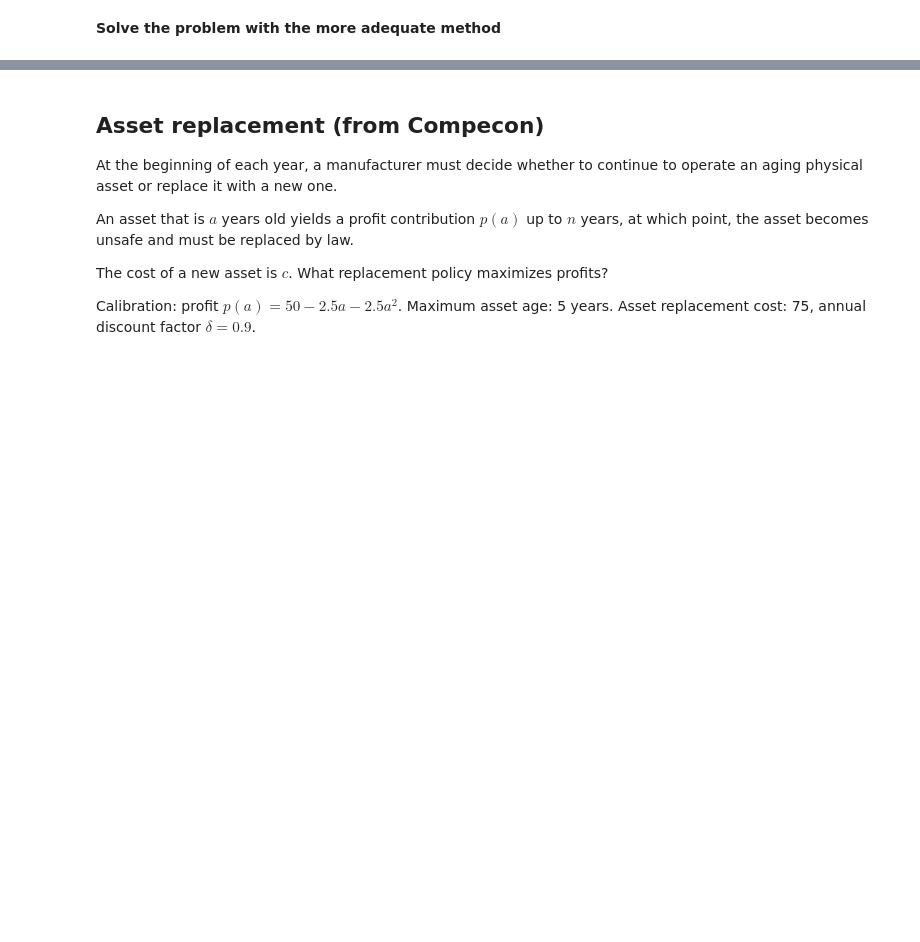
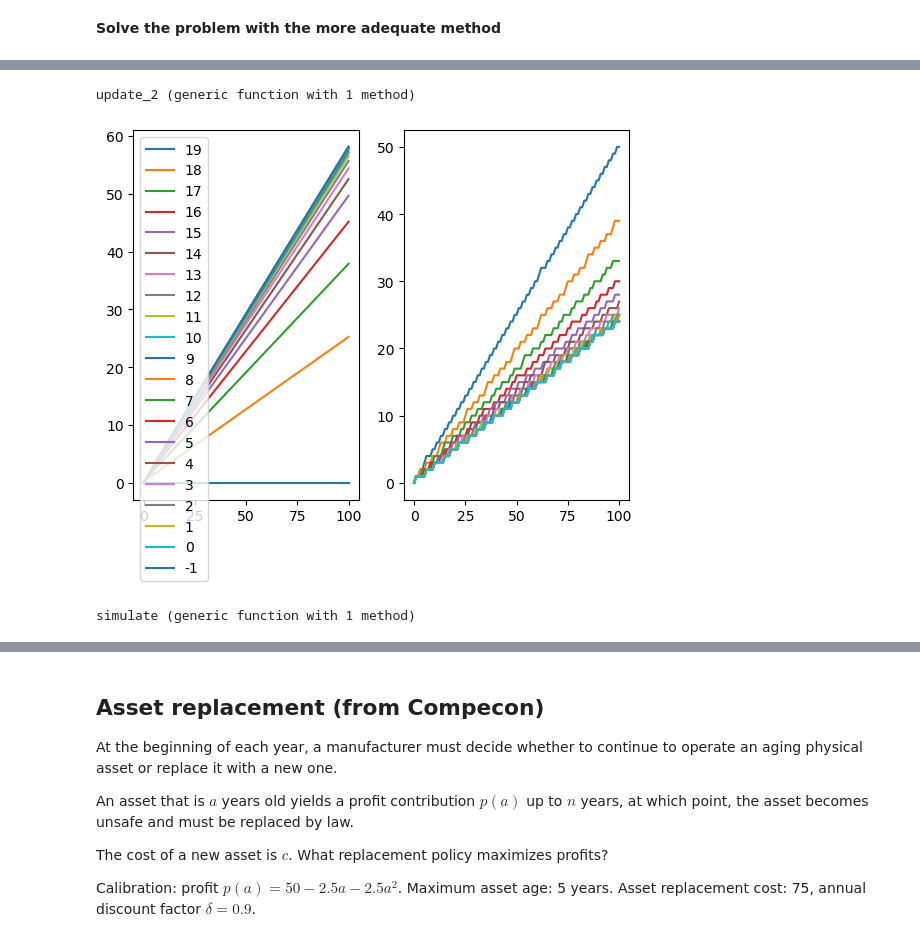
Before and after one commit to albop/eco309, a Jupyter notebook: notebooks/7_Discrete_Markov_Programs_tutorial.ipynb, the cells around one changed output, grey strips where cells are left out. Drawn from its saved outputs; the diff is of its cells as text; code cells hidden in the pictures; blank space fills up the shorter version.

```diff
--- a/notebooks/7_Discrete_Markov_Programs_tutorial.ipynb
+++ b/notebooks/7_Discrete_Markov_Programs_tutorial.ipynb
@@ -120,0 +202,51 @@ __Solve the problem with the more adequate method__
+# %%
+function update_2(V_t)
+    V_t_m1 = zeros(s0+1); # just to initialize
+    π_t_m1 = zeros(Int64, s0+1); # just to initialize
+    for s in 0:(s0)
+    #     for x in (0:s)
+    #         # value of choosing x in state s
+    #         v_x = r(s,x) + δ * V_T[1+s-x]
+    #     end
+        v_s, i_s = findmax( [r(s,x) + δ * V_t[1+s-x] for x in (0:s)] )
+        V_t_m1[1+s] = v_s
+        π_t_m1[1+s] = i_s-1
+    end
+    return V_t_m1, π_t_m1
+end
+# %% [output]
+update_2 (generic function with 1 method)
+# %%
+T = 20
+values = [V_T]
+policies = []
+for t=1:T
+    val, pol = update_2(values[end])
+    push!(values, val)
+    push!(policies, pol)
+end
+# %%
+subplot(121)
+for (i,v) in enumerate(values)
+    plot(v, label=string(T-i))
+end
+legend(loc="upper left")
+subplot(122)
+for p in policies
+    plot(p)
+end
+# %% [output]
+[figure, added]
+# %%
+function simulate(s0, T)
+    sim = []
+    s = s0
+    for t=0:T-1
+        x = policies[end-t][s]
+        push!(sim, x)
+        s = s - x
+    end
+    return sim
+end
+# %% [output]
+simulate (generic function with 1 method)
```
Also changed, not shown: parts of 13 cells of this notebook, 3 other files.
